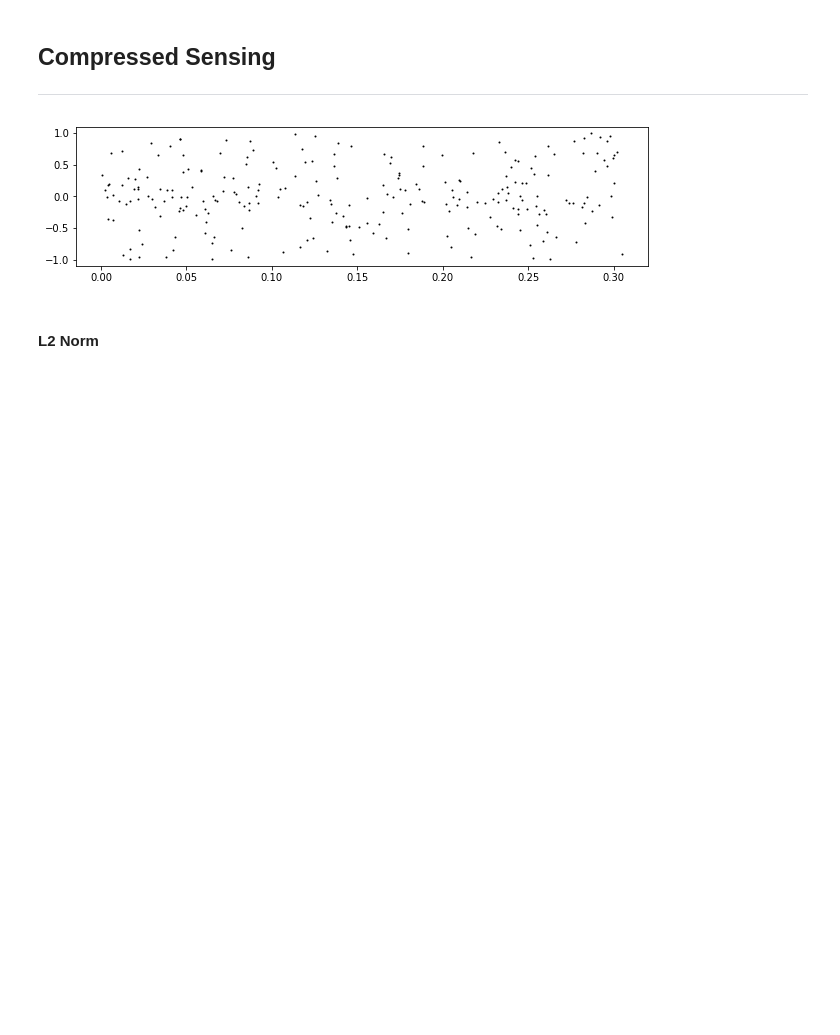
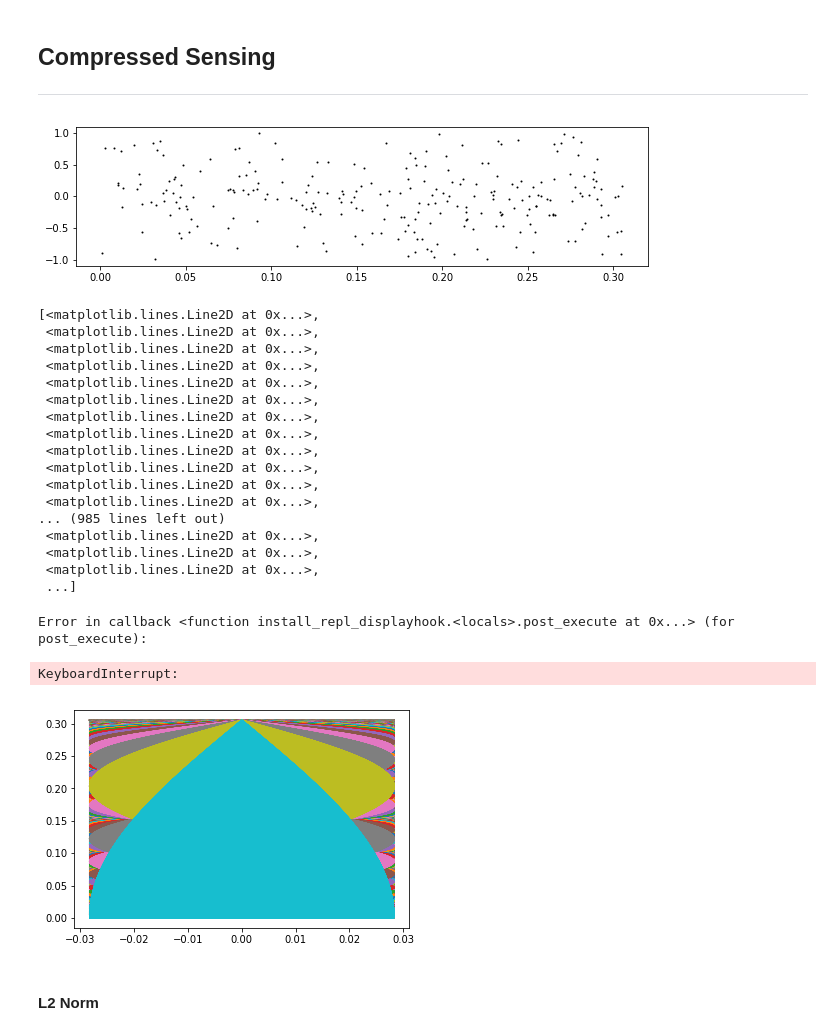
Before and after one commit to Didanny/CMPS-351-Assignments, a Jupyter notebook: Assignment 7/Assignment7.ipynb, the cells around one changed output. Saved outputs shown, nothing was run; the diff lists cells and outputs as text; code cells hidden in the pictures; blank space fills up the shorter version.

```diff
--- a/Assignment 7/Assignment7.ipynb
+++ b/Assignment 7/Assignment7.ipynb
@@ -272,20 +273,42 @@ plt.imshow(x, cmap='gray')
 # %%
 n = 2500
 m = 250
-fs = 8192                              # sampling frequency
+fs = 8192
+# sampling frequency
 t = np.arange(n) / fs
 y = ( np.sin(2*np.pi*521*t) + np.sin(2*np.pi*1233*t) ) /2.0
 
 D = scipy.fftpack.dct(np.eye(n), norm='ortho').transpose()
 k = sorted(random.sample(range(n), m)) # Pick m random points for the reconstruction
 A = D[k, :]
 b = y[k]
 
 plt.figure(figsize=(10.24, 2.56))      # change aspect ratio of plot
 plt.plot(t[k], b, 'ko', markersize=1)  # plot data to use to reconstruct
 plt.show()
+plt.plot(D,t)
 # %% [output]
-[figure, old version]
+[figure, new version]
+[<matplotlib.lines.Line2D at 0x...>,
+ <matplotlib.lines.Line2D at 0x...>,
+ <matplotlib.lines.Line2D at 0x...>,
+ <matplotlib.lines.Line2D at 0x...>,
+ <matplotlib.lines.Line2D at 0x...>,
+ <matplotlib.lines.Line2D at 0x...>,
+ <matplotlib.lines.Line2D at 0x...>,
+ <matplotlib.lines.Line2D at 0x...>,
+ <matplotlib.lines.Line2D at 0x...>,
+ <matplotlib.lines.Line2D at 0x...>,
+ <matplotlib.lines.Line2D at 0x...>,
+ <matplotlib.lines.Line2D at 0x...>,
+... (985 lines left out)
+ <matplotlib.lines.Line2D at 0x...>,
+ <matplotlib.lines.Line2D at 0x...>,
+ <matplotlib.lines.Line2D at 0x...>,
+ ...]
+Error in callback <function install_repl_displayhook.<locals>.post_execute at 0x...> (for post_execute):
+KeyboardInterrupt:
+[figure, added]
 # %% [markdown]
 #### L2 Norm
 # %%
```
Also changed, not shown: parts of 5 cells of this notebook, 3 other files.
